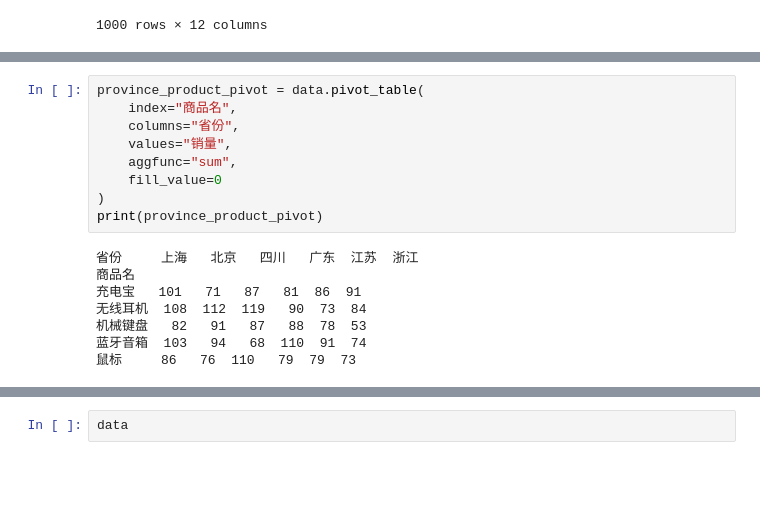
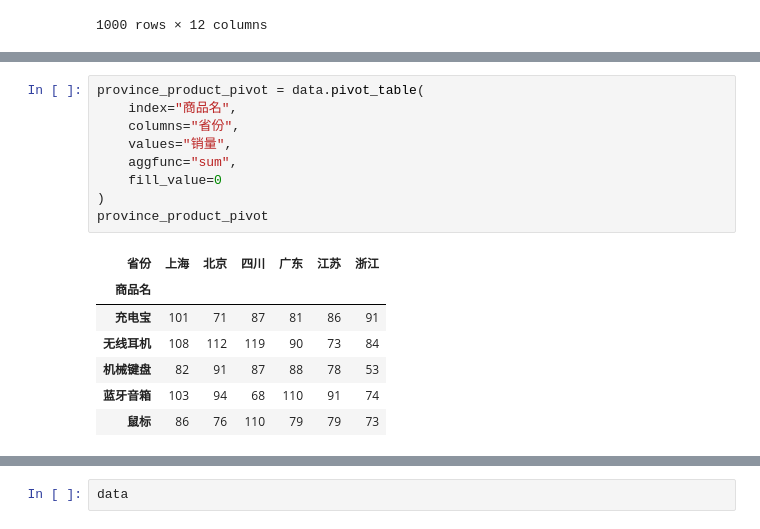
Before and after one commit to ZHOPEACHENG/origin, a Jupyter notebook: 数据/练习/电商数据.ipynb, the cells around one changed output, grey strips where cells are left out. Saved outputs shown, nothing was run; the diff lists cells and outputs as text; blank space fills up the shorter version.

```diff
--- a/数据/练习/电商数据.ipynb
+++ b/数据/练习/电商数据.ipynb
@@ -130,17 +134,17 @@ product_stats
 # %%
 province_product_pivot = data.pivot_table(
     index="商品名",
     columns="省份",
     values="销量",
     aggfunc="sum",
     fill_value=0
 )
-print(province_product_pivot)
+province_product_pivot
 # %% [output]
-省份     上海   北京   四川   广东  江苏  浙江
-商品名
-充电宝   101   71   87   81  86  91
-无线耳机  108  112  119   90  73  84
-机械键盘   82   91   87   88  78  53
-蓝牙音箱  103   94   68  110  91  74
-鼠标     86   76  110   79  79  73
+| 省份 | 上海 | 北京 | 四川 | 广东 | 江苏 | 浙江 |
+| 商品名 |  |  |  |  |  |  |
+| 充电宝 | 101 | 71 | 87 | 81 | 86 | 91 |
+| 无线耳机 | 108 | 112 | 119 | 90 | 73 | 84 |
+| 机械键盘 | 82 | 91 | 87 | 88 | 78 | 53 |
+| 蓝牙音箱 | 103 | 94 | 68 | 110 | 91 | 74 |
+| 鼠标 | 86 | 76 | 110 | 79 | 79 | 73 |
```
Also changed, not shown: parts of 8 cells of this notebook, 9 other files.
